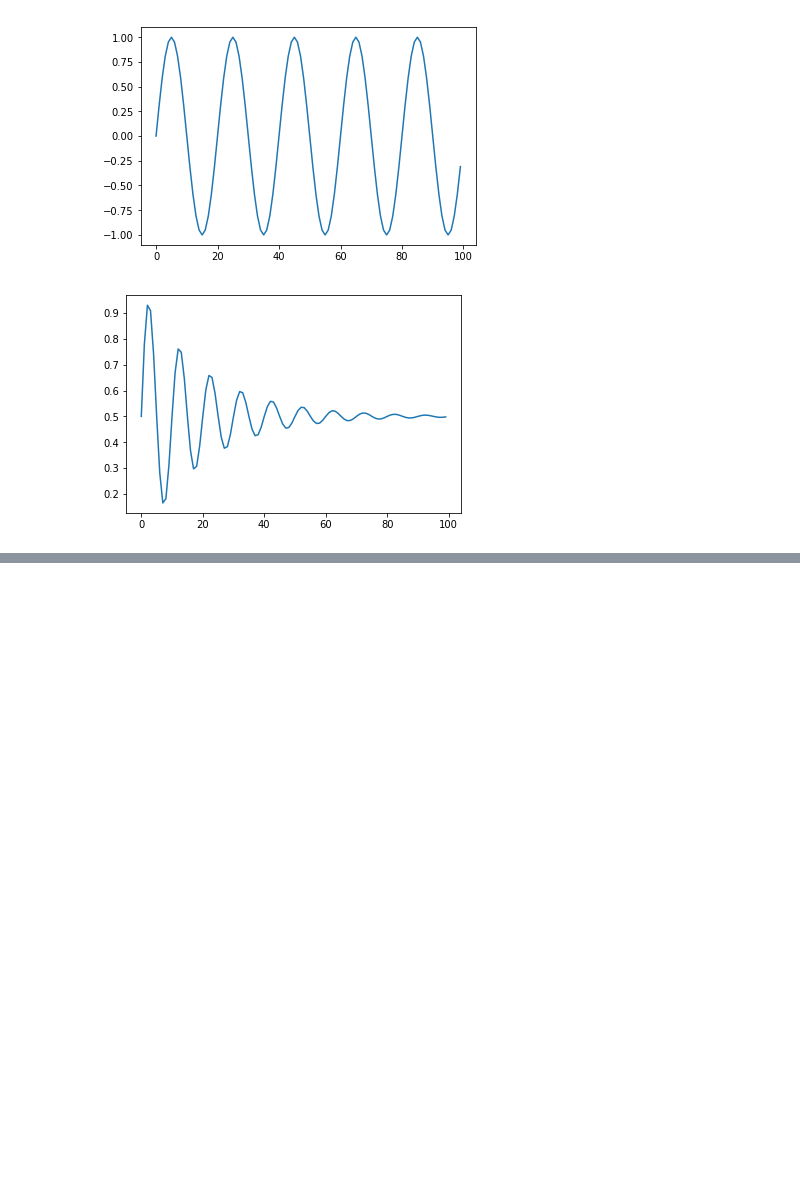
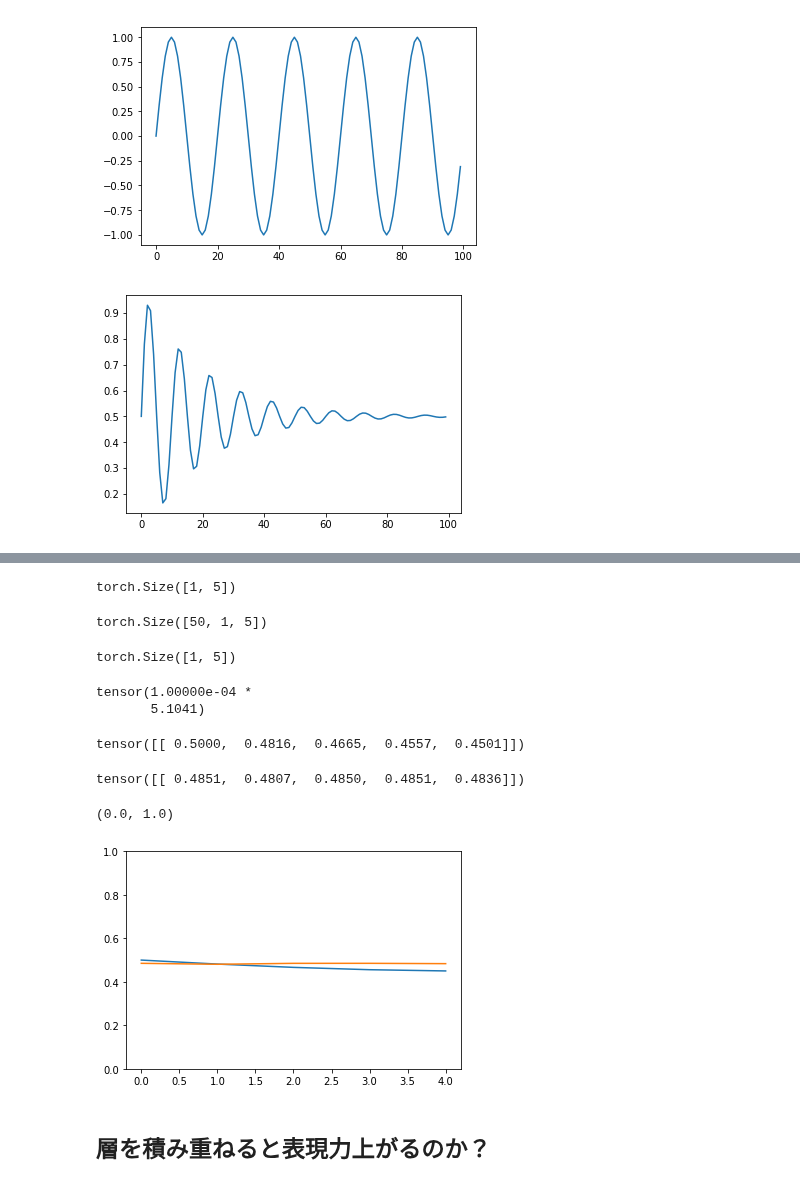
Before and after one commit to aidiary/pytorch-examples, a Jupyter notebook: 180820-damped-sine-wave-prediction.ipynb, the cells around one changed output, grey strips where cells are left out. Drawn from its saved outputs; the diff is of its cells as text; code cells hidden in the pictures; blank space fills up the shorter version.

```diff
--- a/180820-damped-sine-wave-prediction.ipynb
+++ b/180820-damped-sine-wave-prediction.ipynb
@@ -131,0 +222,22 @@ plt.show()
+# %%
+length = 50
+n_features = 1
+hidden_size = 20
+num_layers = 2
+output_size = 5
+batch_size = 10
+
+class DampedSineWavePredictionModel(nn.Module):
+
+    def __init__(self, input_size, hidden_size, num_layers, output_size):
+        super(DampedSineWavePredictionModel, self).__init__()
+        self.hidden_size = hidden_size
+        self.num_layers = num_layers
+
+        self.lstm = nn.LSTM(input_size, hidden_size, num_layers)
+        self.out = nn.Linear(hidden_size, output_size)
+
+    def forward(self, input, h, c):
+        output, (h, c) = self.lstm(input, (h, c))
+        output = self.out(output)
+        return output, (h, c)
@@ -131,0 +285,41 @@ plt.show()
+# %%
+# 予測
+X, y = generate_examples(length, 1, output_size)
+h0 = torch.zeros(num_layers, 1, hidden_size)
+c0 = torch.zeros(num_layers, 1, hidden_size)
+yhat, (h, c) = model(X, h0, c0)
+# %%
+y.size()
+# %% [output]
+torch.Size([1, 5])
+# %%
+yhat.size()
+# %% [output]
+torch.Size([50, 1, 5])
+# %%
+yhat[-1].size()
+# %% [output]
+torch.Size([1, 5])
+# %%
+import torch.nn.functional as F
+F.mse_loss(y, yhat[-1])
+# %% [output]
+tensor(1.00000e-04 *
+       5.1041)
+# %%
+y
+# %% [output]
+tensor([[ 0.5000,  0.4816,  0.4665,  0.4557,  0.4501]])
+# %%
+yhat[-1]
+# %% [output]
+tensor([[ 0.4851,  0.4807,  0.4850,  0.4851,  0.4836]])
+# %%
+plt.plot(y[0].numpy())
+plt.plot(yhat[-1][0].detach().numpy())
+plt.ylim((0.0, 1.0))
+# %% [output]
+(0.0, 1.0)
+[figure, added]
+# %% [markdown]
+## 層を積み重ねると表現力上がるのか？
```
Also changed, not shown: parts of 30 cells of this notebook.
